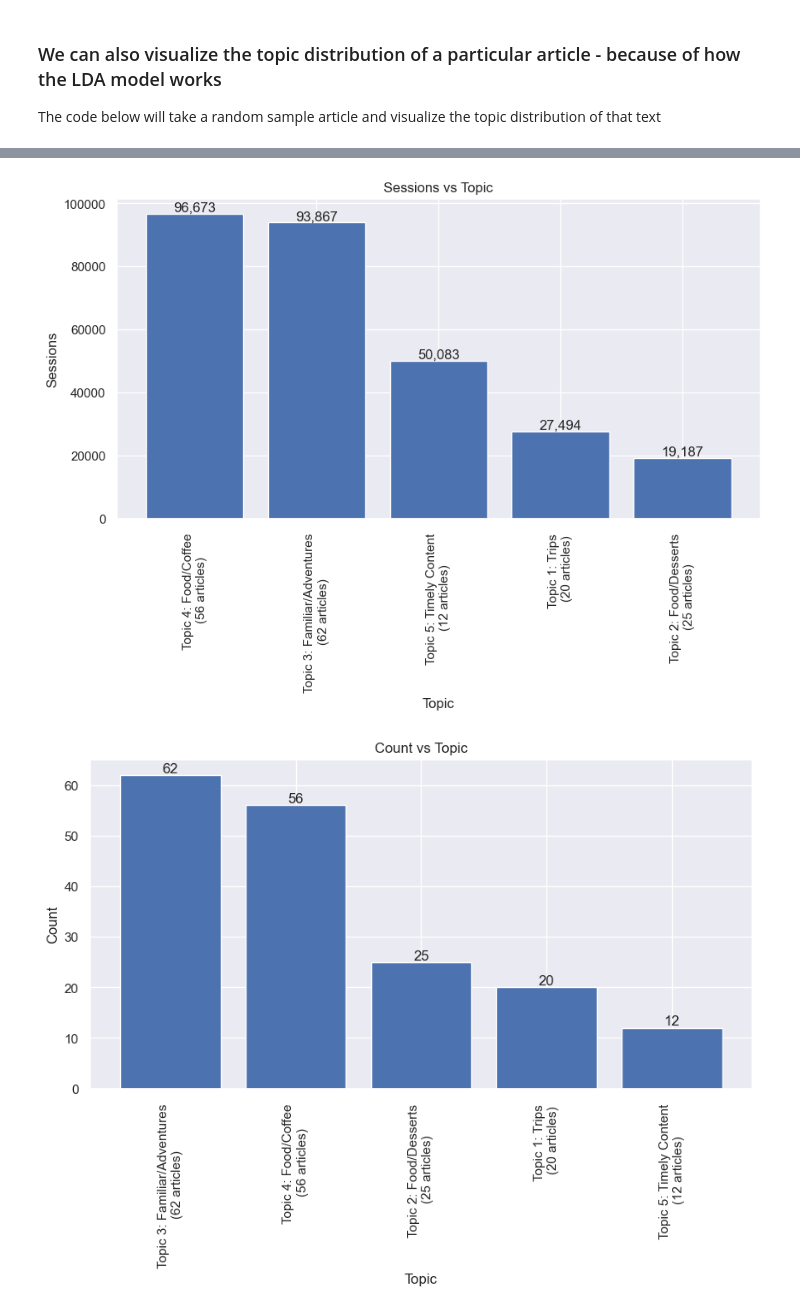
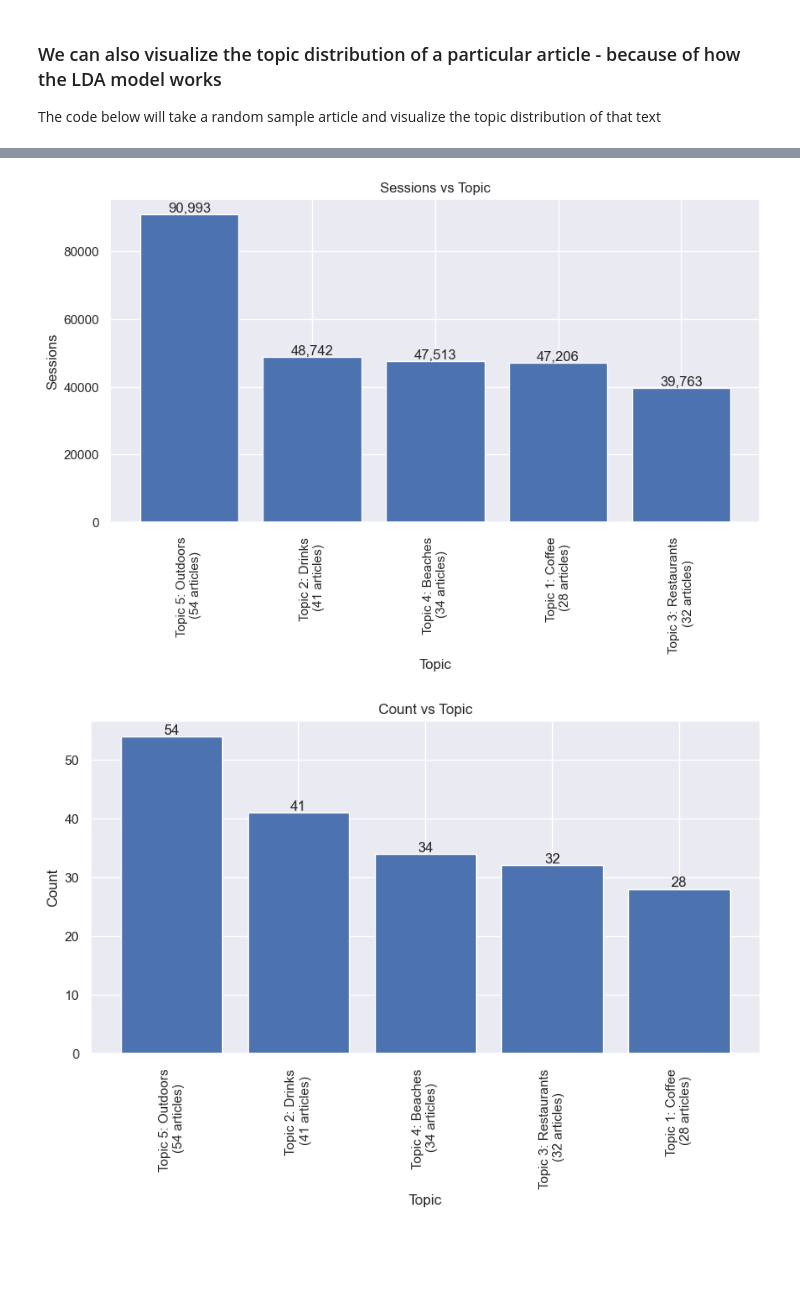
Before and after one commit to thernandezcolon/dsa-2022, a Jupyter notebook: capstone/Capstone Notebook (WP)-Final.ipynb, the cells around one changed output, grey strips where cells are left out. Saved outputs shown, nothing was run; the diff lists cells and outputs as text; code cells hidden in the pictures; blank space fills up the shorter version.

```diff
--- a/capstone/Capstone Notebook (WP)-Final.ipynb
+++ b/capstone/Capstone Notebook (WP)-Final.ipynb
@@ -66,5 +66,10 @@ def get_topic_names(model, feature_names, n_top_words):
 # %% [markdown]
 ### We created a clean data set of articles, titles and most recent publish dates for this exercise - you can find the dataset here -
 # %%
-data = pd.read_csv("./data/wp_posts_cleaned.csv")
+data = pd.read_csv("./data/wp_posts2022-11-12 14:34:48.917154.csv")
+# %%
+# This article is updated weekly receiving a huge amount of sessions
+# This is not the norm and therefore considered an outlier
+# Removing so it does the topic with it does not get an advantage
+data = data[data.link != 'https://www.plateapr.com/que-hacer-este-fin-de-semana-en-puerto-rico/']
 # %%
@@ -225,7 +238,7 @@ for t in places_tags:
         tags.append(t)
 
 
-tags = ['parking',]
+tags = ['parking']
 # %%
 # Stop Words in spanish from: https://github.com/Alir3z4/stop-words/blob/master/spanish.txt
 # In addition to those we added the stop words for english since we do have some spanglish on the blogs
@@ -401,40 +403,51 @@ plt.show()
 # %%
-# Counting number of posts by topic
+# Aggregating sessions by topics
+import statistics
+
+
 counts = data['topic'].value_counts().reset_index()
 counts = counts.rename(columns={"topic": "count", "index":"topic"})
 
 
-combined = pd.merge(data,  pd.read_csv("./data/sessions_sum.csv"), how='inner', left_on = 'link', right_on = 'url_clean')
-# combined['topic_described'] = [topic_described[topic] for topic in combined['topic']]
+combined = pd.merge(data,  pd.read_csv("./data/sessions_2022-11-13 12:54:45.198118.csv"), how='inner', left_on = 'link', right_on = 'url_clean')
+
+medians = combined.groupby('topic').agg({'sessions': 'median'}).reset_index()
+medians= medians.rename(columns={"sessions": "Median sessions per topic"})
 by_topic = combined.groupby('topic').agg({'sessions': 'sum'}).reset_index()
+
+
 by_topic = pd.merge(by_topic, counts, how='inner', left_on = 'topic', right_on = 'topic')
+by_topic = pd.merge(by_topic, medians, how='inner', left_on = 'topic', right_on = 'topic')
+
+
+
 
 by_topic['Average sessions per topic'] = round(by_topic['sessions']/by_topic['count'],0)
-
+# by_topic['Median per topic'] =
 by_topic['topic_described'] = [topic_described[topic] for topic in by_topic['topic']]
 
 y_values = [c for c in by_topic.columns if (c != 'topic' and  c != 'topic_described')]
 for c in y_values:
     sorted_df = by_topic.sort_values(by=[c], ascending=False)
     figure = plt.figure('myfigureid', figsize = (10,5))
     axis = figure.add_subplot(1,1,1)
     axis.bar(sorted_df['topic_described'], sorted_df[c])
 
     rects = axis.patches
 
     # Make some labels.
 
     for rect, label in zip(rects, sorted_df[c]):
         height = rect.get_height()
         axis.text(
             rect.get_x() + rect.get_width() / 2, height, "{:,}".format(label), ha="center", va="bottom"
         )
 
     axis.set_ylabel(c.capitalize())
     axis.set_xlabel('topic'.capitalize())
     axis.set_title(f"{c.capitalize()} vs Topic")
     plt.xticks(rotation = 90)
     plt.show()
 # %% [output]
-[figure, old version]
+[figure, new version]
-[figure, old version]
+[figure, new version]
```
Also changed, not shown: parts of 25 cells of this notebook, 7 other files.
